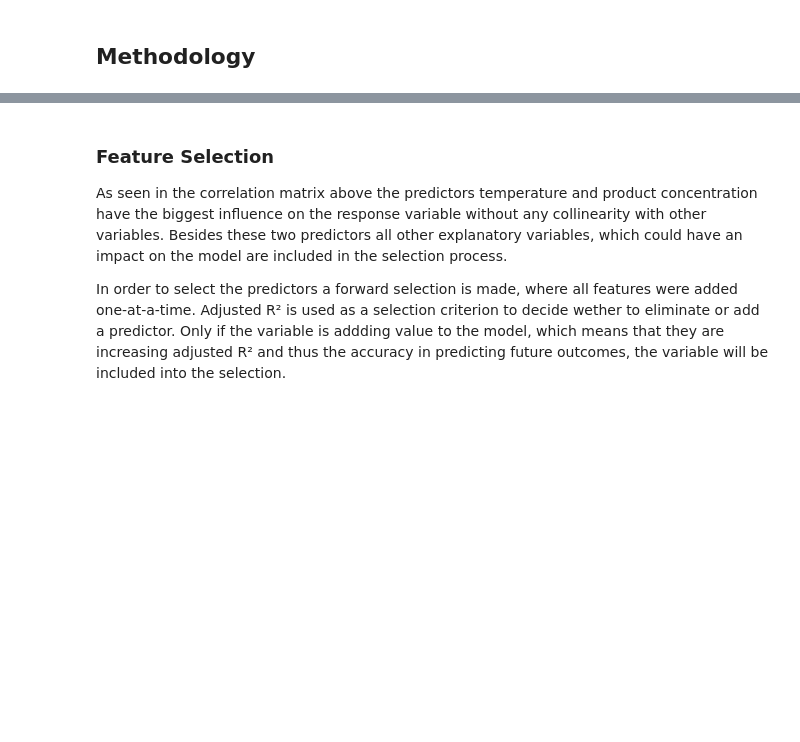
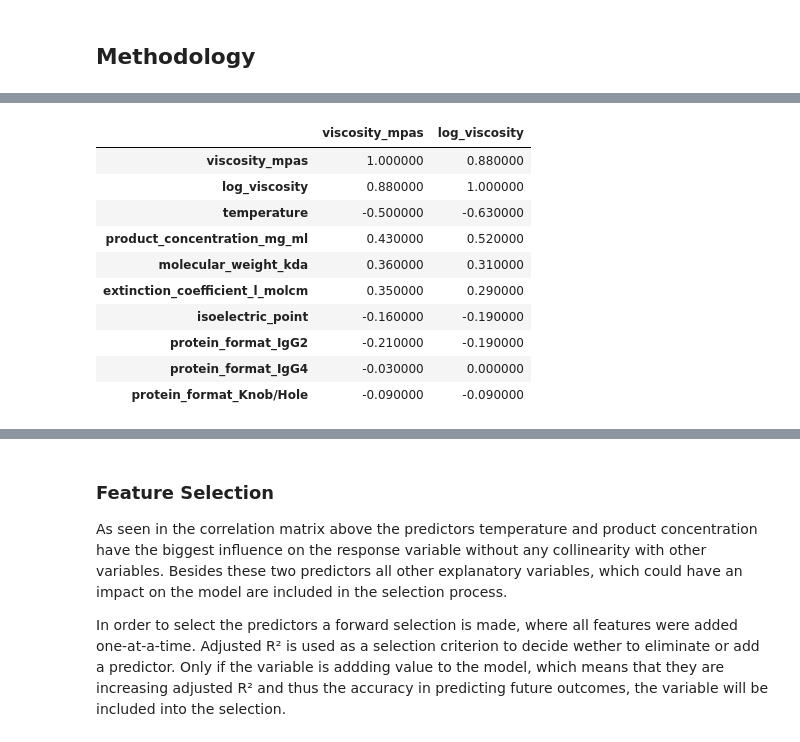
Before and after one commit to hempelt/project, a Jupyter notebook: reports/report.ipynb, the cells around one changed output, grey strips where cells are left out. Drawn from its saved outputs; the diff is of its cells as text; code cells hidden in the pictures; blank space fills up the shorter version.

```diff
--- a/reports/report.ipynb
+++ b/reports/report.ipynb
@@ -254,0 +259,16 @@ df.head()
+# %%
+corr = df.corr(method='pearson').round(2)
+corr_blues_transformation = corr[['viscosity_mpas','log_viscosity']].style.background_gradient(cmap='Blues', axis=None, gmap=corr.abs())
+corr_blues_transformation
+# %% [output]
+|  | viscosity_mpas | log_viscosity |
+| viscosity_mpas | 1.000000 | 0.880000 |
+| log_viscosity | 0.880000 | 1.000000 |
+| temperature | -0.500000 | -0.630000 |
+| product_concentration_mg_ml | 0.430000 | 0.520000 |
+| molecular_weight_kda | 0.360000 | 0.310000 |
+| extinction_coefficient_l_molcm | 0.350000 | 0.290000 |
+| isoelectric_point | -0.160000 | -0.190000 |
+| protein_format_IgG2 | -0.210000 | -0.190000 |
+| protein_format_IgG4 | -0.030000 | 0.000000 |
+| protein_format_Knob/Hole | -0.090000 | -0.090000 |
```
Also changed, not shown: parts of 22 cells of this notebook, 1 other file.
